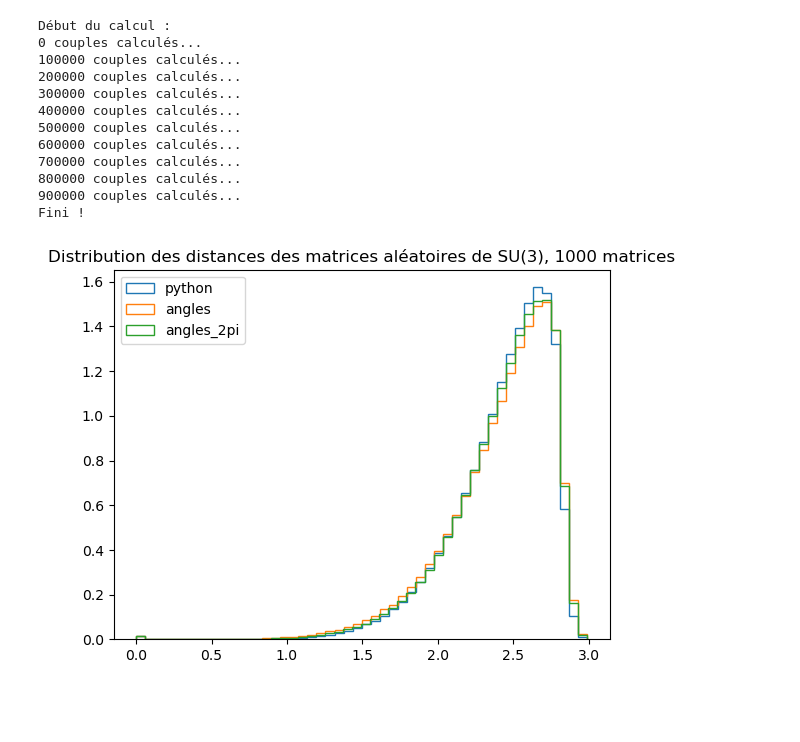
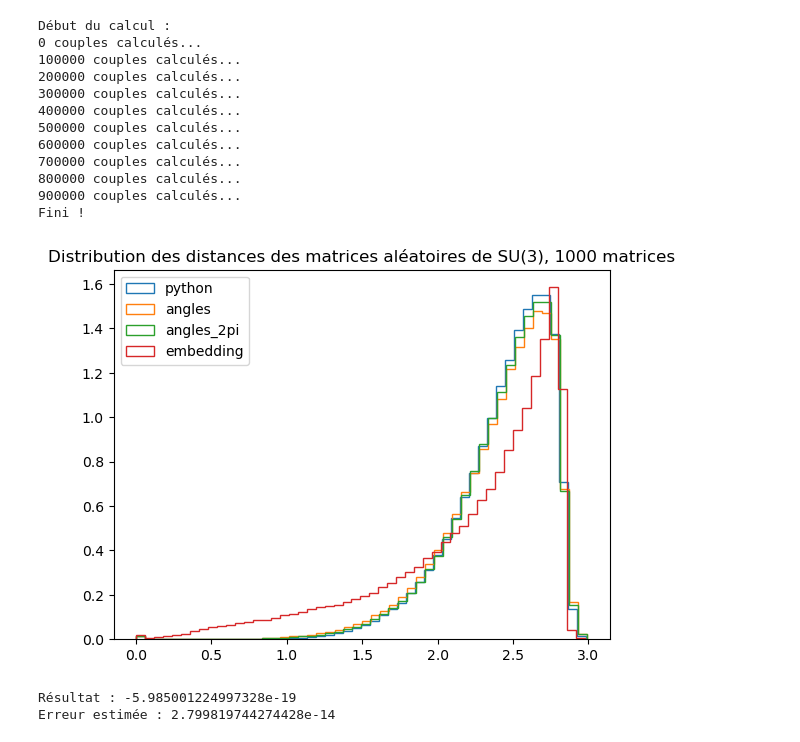
Before and after one commit to yacobozdalkiran/generate_conf_python, a Jupyter notebook: test_distribution.ipynb, the cells around one changed output. Drawn from its saved outputs; the diff is of its cells as text; code cells hidden in the pictures; blank space fills up the shorter version.

```diff
--- a/test_distribution.ipynb
+++ b/test_distribution.ipynb
@@ -43,0 +52,8 @@ def mat_rand_su3_2pi():
+# %%
+def mat_rand_su3_embedding():
+    """Renvoie une matrice de SU(3) aléatoire en utilisant la paramétrisation Rexp(tlambda)R^dagger de l'article sur l'embedding"""
+    t = random()*2*np.pi
+    expitT = np.array([[np.exp(t*1j),0,0],[0,np.exp(-1j*t),0],[0,0,1]], dtype = complex)
+    R = generate_su3_matrix()
+
+    return R @ expitT @ np.conjugate(R).T
@@ -111,6 +128,7 @@ nb = 5000
 matrices_python = []
 matrices_gene = []
 matrices_gene2pi = []
+matrices_embedding = []
 
 for i in range(nb):
     if (i%3000 == 0):
@@ -118,9 +136,11 @@ for i in range(nb):
     m = generate_su3_matrix()
     m2 = mat_rand_su3()
     m3 = mat_rand_su3_2pi()
+    m4 = mat_rand_su3_embedding()
     matrices_python += [m]
     matrices_gene += [m2]
     matrices_gene2pi += [m3]
+    matrices_embedding += [m4]
 print("Fini !")
 # %% [output]
 0 matrices générées...
@@ -160,6 +184,7 @@ nb = 1000
 matrices_python = []
 matrices_gene = []
 matrices_gene2pi = []
+matrices_embedding = []
 
 for i in range(nb):
     if (i%3000 == 0):
@@ -167,9 +192,11 @@ for i in range(nb):
     m = generate_su3_matrix()
     m2 = mat_rand_su3()
     m3 = mat_rand_su3_2pi()
+    m4 = mat_rand_su3_embedding()
     matrices_python += [m]
     matrices_gene += [m2]
     matrices_gene2pi += [m3]
+    matrices_embedding += [m4]
 print("Fini !")
 # %% [output]
 0 matrices générées...
@@ -180,6 +207,7 @@ import itertools
 dist_python = []
 dist_gene = []
 dist_gene2pi = []
+dist_embedding = []
 compteur = 0
 print("Début du calcul :")
 for combination in itertools.product(range(nb), range(nb)):
@@ -190,10 +218,13 @@ for combination in itertools.product(range(nb), range(nb)):
     u2_gene = matrices_gene[j]
     u1_gene2pi = matrices_gene2pi[i]
     u2_gene2pi = matrices_gene2pi[j]
+    u1_embedding = matrices_embedding[i]
+    u2_embedding = matrices_embedding[j]
 
     dist_python += [np.sqrt(np.trace((u1_python-u2_python)@np.conjugate(u1_python-u2_python).T))]
     dist_gene += [np.sqrt(np.trace((u1_gene-u2_gene)@np.conjugate(u1_gene-u2_gene).T))]
     dist_gene2pi += [np.sqrt(np.trace((u1_gene2pi-u2_gene2pi)@np.conjugate(u1_gene2pi-u2_gene2pi).T))]
+    dist_embedding += [np.sqrt(np.trace((u1_embedding-u2_embedding)@np.conjugate(u1_embedding-u2_embedding).T))]
     if(compteur%100000==0):
         print(str(compteur)+" couples calculés...")
     compteur +=1
@@ -214,9 +245,10 @@ Fini !
 # %%
 plt.figure()
 plt.hist(dist_python, bins=50, density=True, label="python", histtype="step");
 plt.hist(dist_gene, bins=50, density=True, label="angles", histtype="step");
 plt.hist(dist_gene2pi, bins=50, density=True, label="angles_2pi", histtype="step");
+plt.hist(dist_embedding, bins=50, density=True, label="embedding", histtype="step");
 plt.legend(loc = "upper left");
 plt.title("Distribution des distances des matrices aléatoires de SU(3), "+  str(len(matrices_python)) +" matrices");
 # %% [output]
-[figure, old version]
+[figure, new version]
@@ -222,0 +258,18 @@ plt.title("Distribution des distances des matrices aléatoires de SU(3), "+  str
+# %%
+from scipy.integrate import tplquad
+
+# Définir la fonction à intégrer
+# Exemple : f(x, y, z) = x * y * z
+# Intégrer f(x, y, z) sur :
+# x entre [0, 1]
+# y entre [0, 2]
+# z entre [0, 3]
+result, error = tplquad(dv, 0, 2*np.pi,            # Limites pour x
+                        lambda x: 0, lambda x: 2*np.pi,  # Limites pour y
+                        lambda x, y: 0, lambda x, y: 2*np.pi)  # Limites pour z
+
+print("Résultat :", result)
+print("Erreur estimée :", error)
+# %% [output]
+Résultat : -5.985001224997328e-19
+Erreur estimée : 2.799819744274428e-14
```
Also changed, not shown: parts of 7 cells of this notebook, 1 other file.
